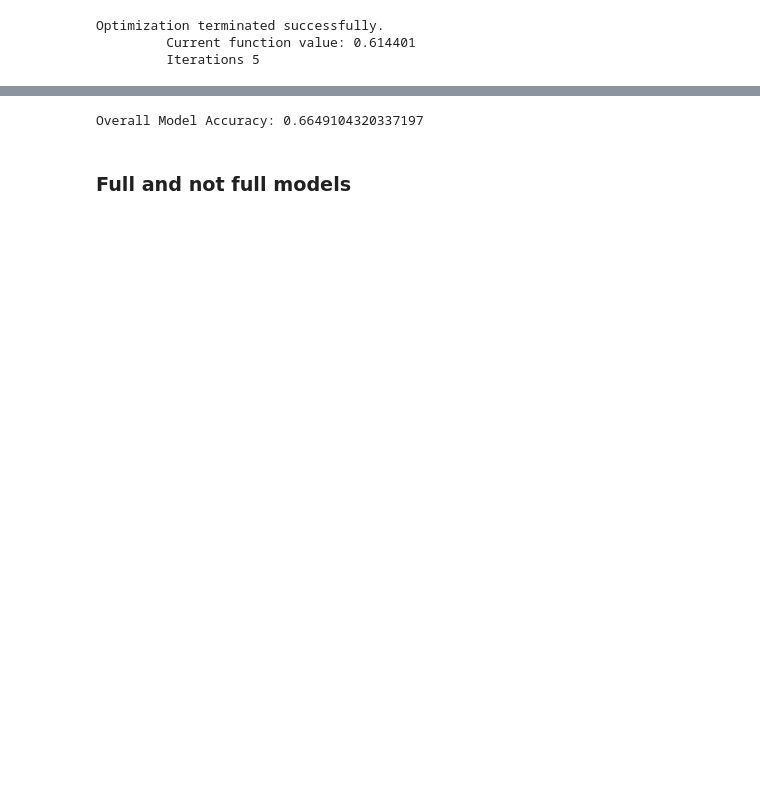
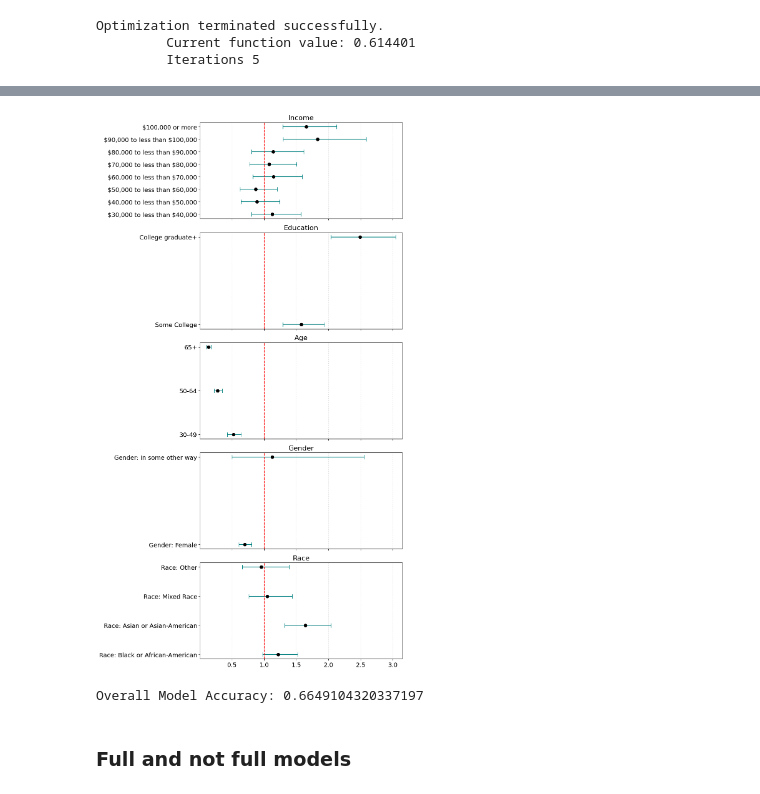
Before and after one commit to shambhavi-20/miniProject2, a Jupyter notebook: atp-w152.ipynb, the cells around one changed output, grey strips where cells are left out. Saved outputs shown, nothing was run; the diff lists cells and outputs as text; code cells hidden in the pictures; blank space fills up the shorter version.

```diff
--- a/atp-w152.ipynb
+++ b/atp-w152.ipynb
@@ -356,3 +356,53 @@ plt.show()
+# %%
+import matplotlib.pyplot as plt
+
+plot_data = df_odds.drop(index="Intercept", errors="ignore")
+
+groups = {
+    "Income": plot_data[plot_data.index.str.contains(r"\$")],
+    "Education": plot_data[plot_data.index.str.contains("College|Some")],
+    "Age": plot_data[plot_data.index.str.contains("30-49|50-64|65")],
+    "Gender": plot_data[plot_data.index.str.contains("Gender")],
+    "Race": plot_data[plot_data.index.str.contains("Race")]
+}
+
+xmin = plot_data['CI lower'].min() - 0.1
+xmax = plot_data['CI Upper'].max() + 0.1
+
+fig, axes = plt.subplots(
+    nrows=5,
+    ncols=1,
+    figsize=(10, 18),   # taller figure
+    sharex=True
+)
+
+for ax, (group_name, group_df) in zip(axes, groups.items()):
+
+    ax.errorbar(
+        x=group_df['Odds Ratio'],
+        y=group_df.index,
+        xerr=[
+            group_df['Odds Ratio'] - group_df['CI lower'],
+            group_df['CI Upper'] - group_df['Odds Ratio']
+        ],
+        fmt='o',
+        color='black',
+        ecolor='teal',
+        capsize=5,
+        markersize=7
+    )
+
+    ax.axvline(1.0, color='red', linestyle='--', linewidth=1.5)
+    ax.tick_params(axis='both', labelsize=14)
+    ax.set_xlim(xmin, xmax)
+
+    ax.set_title(group_name, fontsize=16)
+    ax.grid(axis='x', linestyle=':', alpha=0.6)
+
+plt.tight_layout()
+plt.show()
+# %% [output]
+[figure, added]
 # %%
 data['predicted_prob'] = logreg_results.predict(X)
 data['predicted_class'] = (data['predicted_prob'] >= 0.5).astype(int)
```
Also changed, not shown: parts of 18 cells of this notebook.
